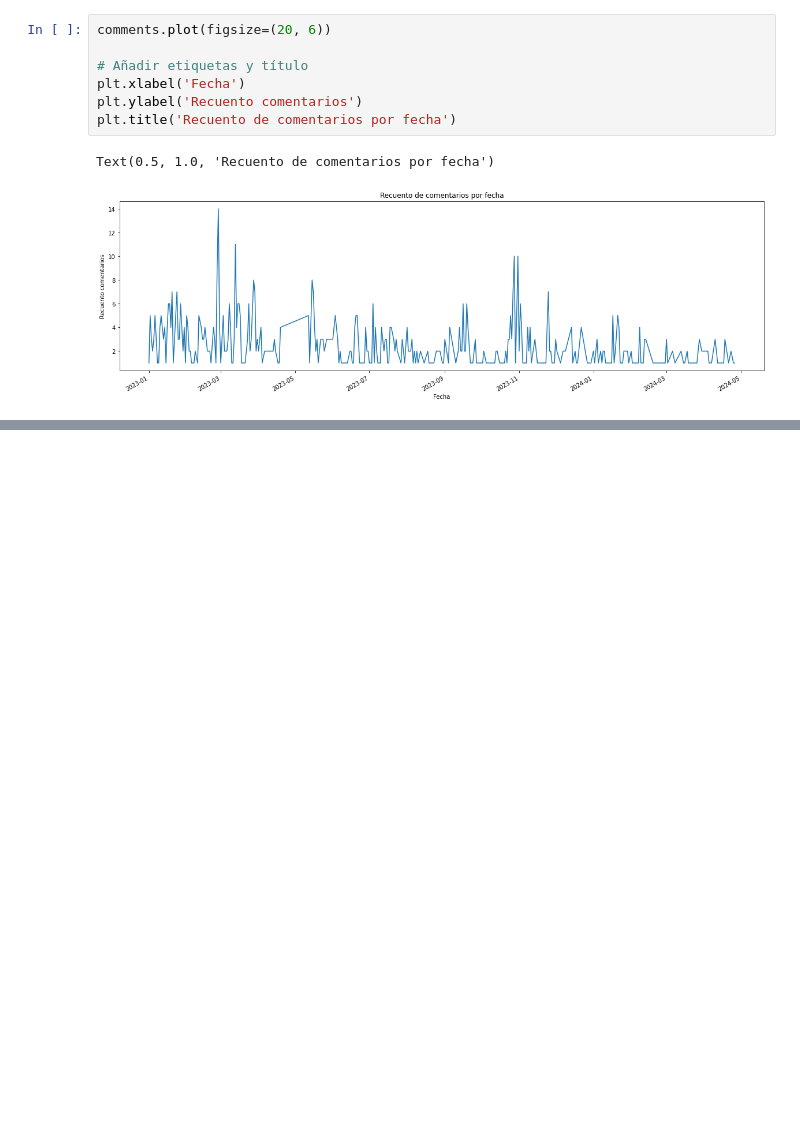
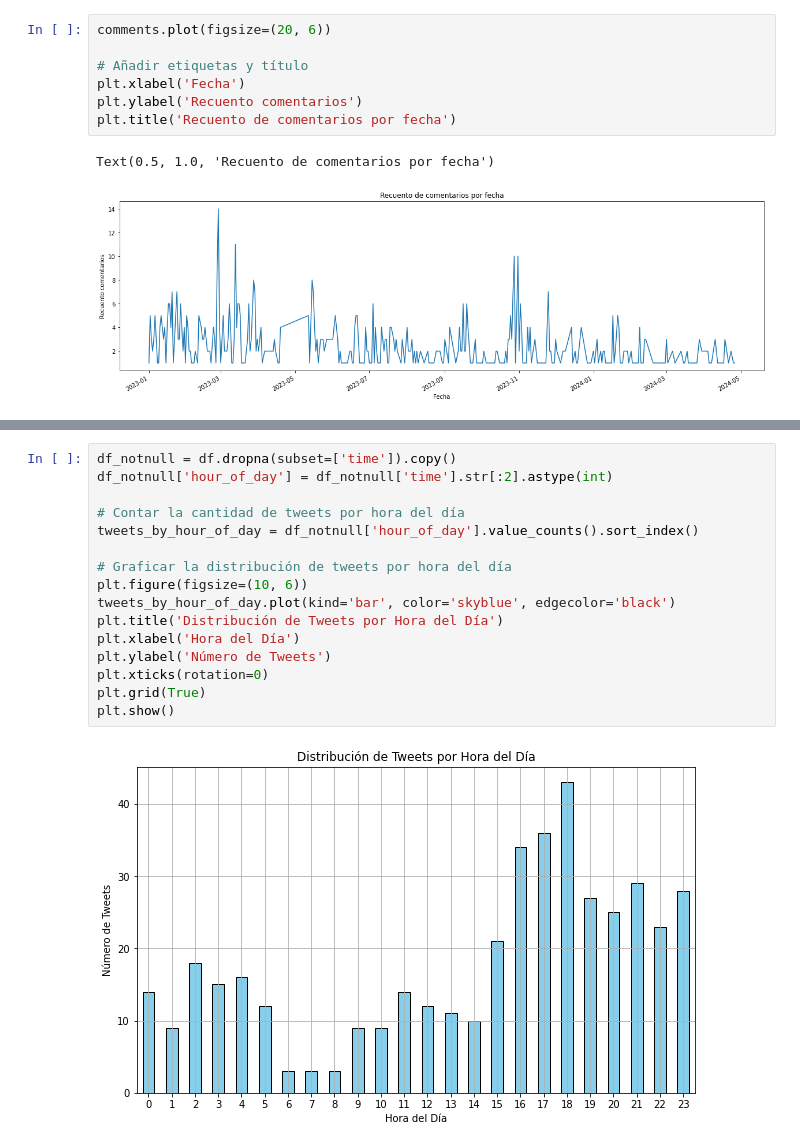
Before and after one commit to joaquinbravo23/ranch_katta_dt, a Jupyter notebook: gris/visualization.ipynb, the cells around one changed output, grey strips where cells are left out. Cells and saved outputs as stored; diff of their text form; blank space fills up the shorter version.

```diff
--- a/gris/visualization.ipynb
+++ b/gris/visualization.ipynb
@@ -18,0 +57,18 @@ Text(0.5, 1.0, 'Recuento de comentarios por fecha')
+# %%
+df_notnull = df.dropna(subset=['time']).copy()
+df_notnull['hour_of_day'] = df_notnull['time'].str[:2].astype(int)
+
+# Contar la cantidad de tweets por hora del día
+tweets_by_hour_of_day = df_notnull['hour_of_day'].value_counts().sort_index()
+
+# Graficar la distribución de tweets por hora del día
+plt.figure(figsize=(10, 6))
+tweets_by_hour_of_day.plot(kind='bar', color='skyblue', edgecolor='black')
+plt.title('Distribución de Tweets por Hora del Día')
+plt.xlabel('Hora del Día')
+plt.ylabel('Número de Tweets')
+plt.xticks(rotation=0)
+plt.grid(True)
+plt.show()
+# %% [output]
+[figure, added]
```
Also changed, not shown: parts of 8 cells of this notebook.
